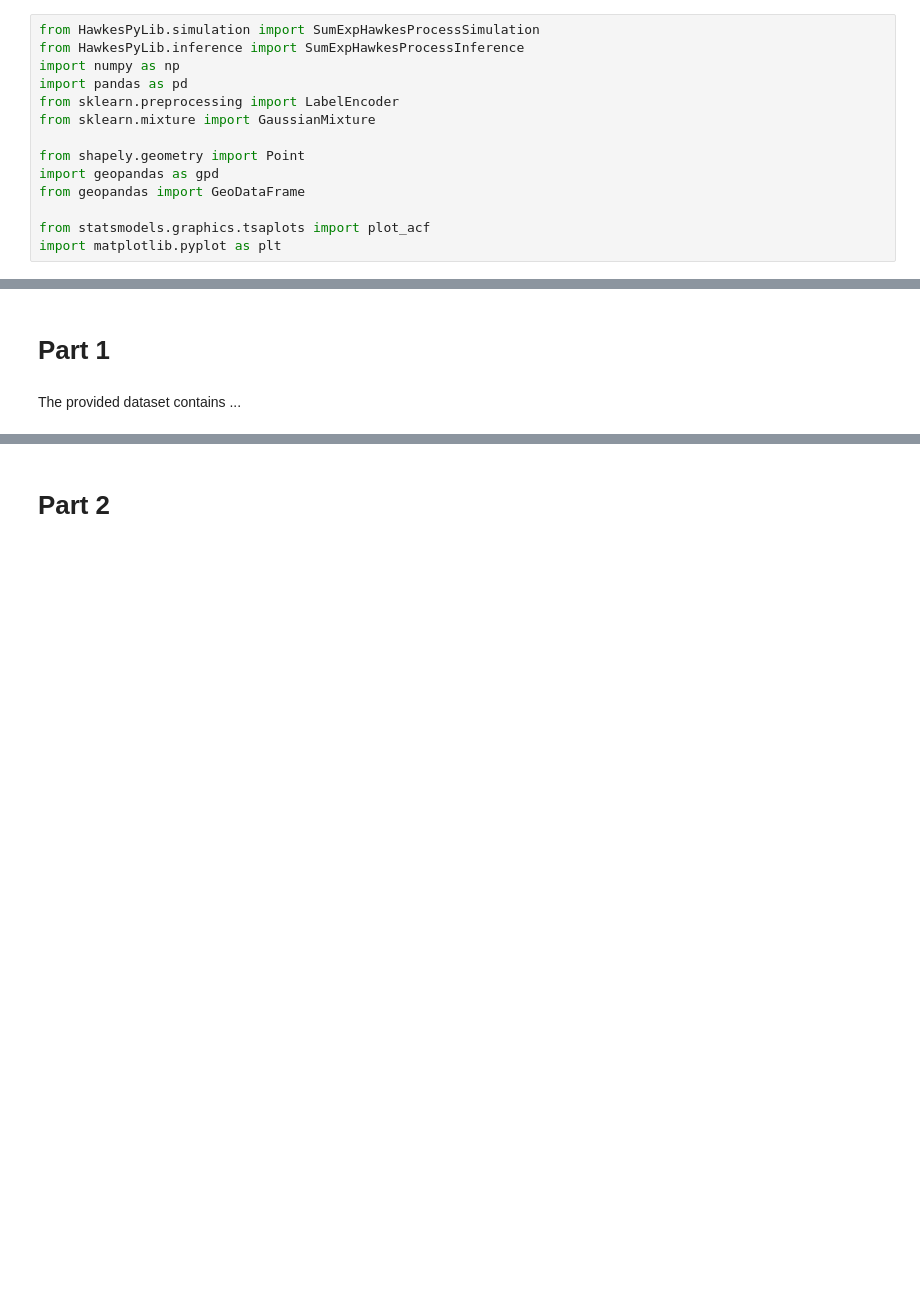
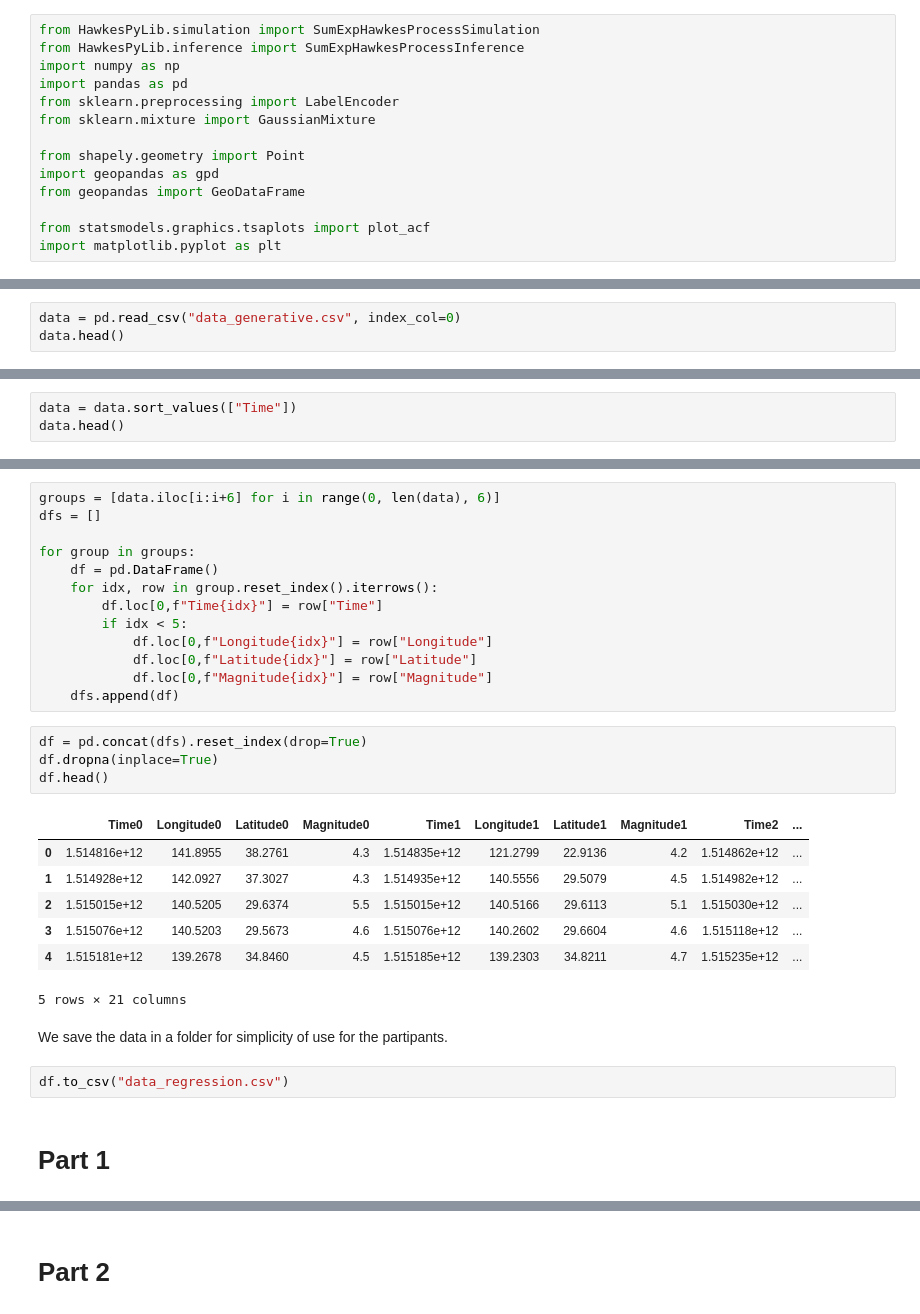
Before and after one commit to DaniloMarinho/Earthquake-generative-modelling, a Jupyter notebook: starting_kit.ipynb, the cells around one changed output, grey strips where cells are left out. Drawn from its saved outputs; the diff is of its cells as text; blank space fills up the shorter version.

```diff
--- a/starting_kit.ipynb
+++ b/starting_kit.ipynb
@@ -38,0 +46,3 @@ import matplotlib.pyplot as plt
+# %%
+data = pd.read_csv("data_generative.csv", index_col=0)
+data.head()
@@ -38,0 +60,3 @@ import matplotlib.pyplot as plt
+# %%
+data = data.sort_values(["Time"])
+data.head()
@@ -39,4 +70,31 @@ import matplotlib.pyplot as plt
+# %%
+groups = [data.iloc[i:i+6] for i in range(0, len(data), 6)]
+dfs = []
+
+for group in groups:
+    df = pd.DataFrame()
+    for idx, row in group.reset_index().iterrows():
+        df.loc[0,f"Time{idx}"] = row["Time"]
+        if idx < 5:
+            df.loc[0,f"Longitude{idx}"] = row["Longitude"]
+            df.loc[0,f"Latitude{idx}"] = row["Latitude"]
+            df.loc[0,f"Magnitude{idx}"] = row["Magnitude"]
+    dfs.append(df)
+# %%
+df = pd.concat(dfs).reset_index(drop=True)
+df.dropna(inplace=True)
+df.head()
+# %% [output]
+|  | Time0 | Longitude0 | Latitude0 | Magnitude0 | Time1 | Longitude1 | Latitude1 | Magnitude1 | Time2 | ... |
+| 0 | 1.514816e+12 | 141.8955 | 38.2761 | 4.3 | 1.514835e+12 | 121.2799 | 22.9136 | 4.2 | 1.514862e+12 | ... |
+| 1 | 1.514928e+12 | 142.0927 | 37.3027 | 4.3 | 1.514935e+12 | 140.5556 | 29.5079 | 4.5 | 1.514982e+12 | ... |
+| 2 | 1.515015e+12 | 140.5205 | 29.6374 | 5.5 | 1.515015e+12 | 140.5166 | 29.6113 | 5.1 | 1.515030e+12 | ... |
+| 3 | 1.515076e+12 | 140.5203 | 29.5673 | 4.6 | 1.515076e+12 | 140.2602 | 29.6604 | 4.6 | 1.515118e+12 | ... |
+| 4 | 1.515181e+12 | 139.2678 | 34.8460 | 4.5 | 1.515185e+12 | 139.2303 | 34.8211 | 4.7 | 1.515235e+12 | ... |
+5 rows × 21 columns
+# %% [markdown]
+We save the data in a folder for simplicity of use for the partipants.
+# %%
+df.to_csv("data_regression.csv")
 # %% [markdown]
 # Part 1
-# %% [markdown]
-The provided dataset contains ...
```
Also changed, not shown: parts of 15 cells of this notebook.
